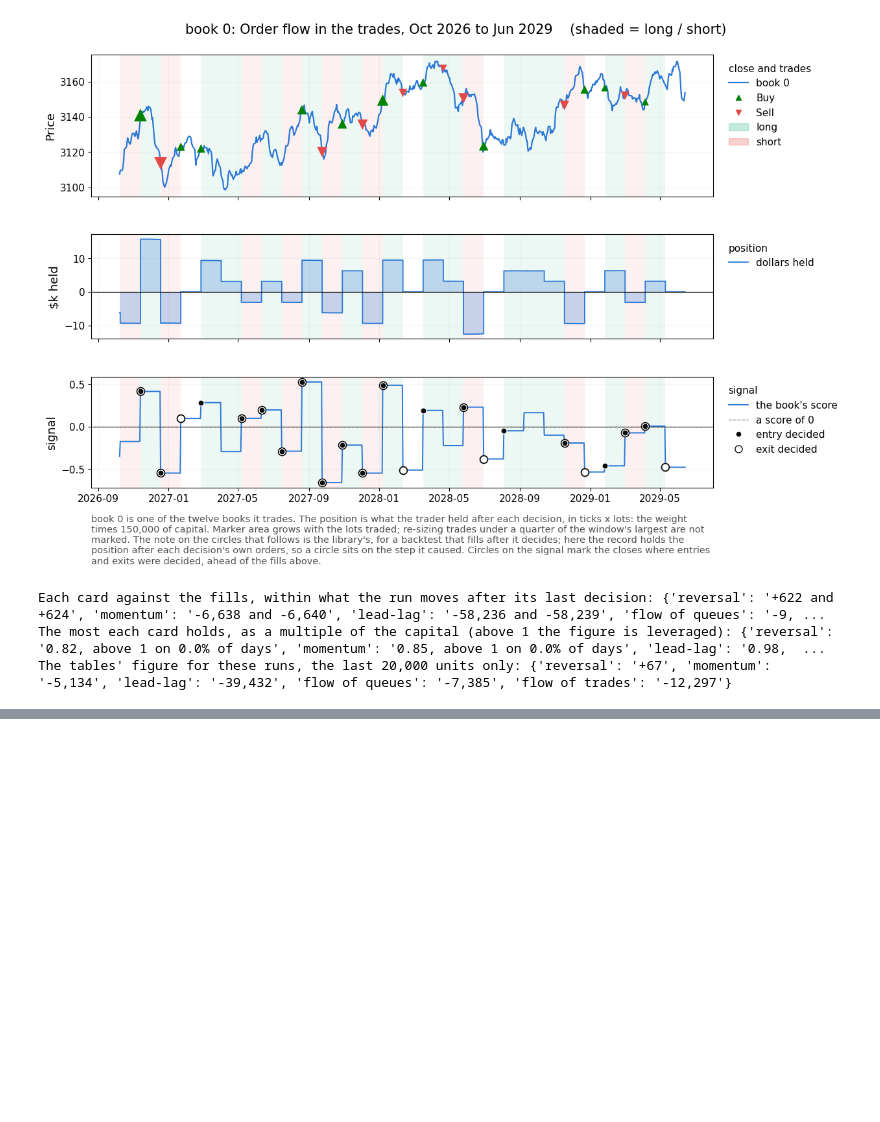
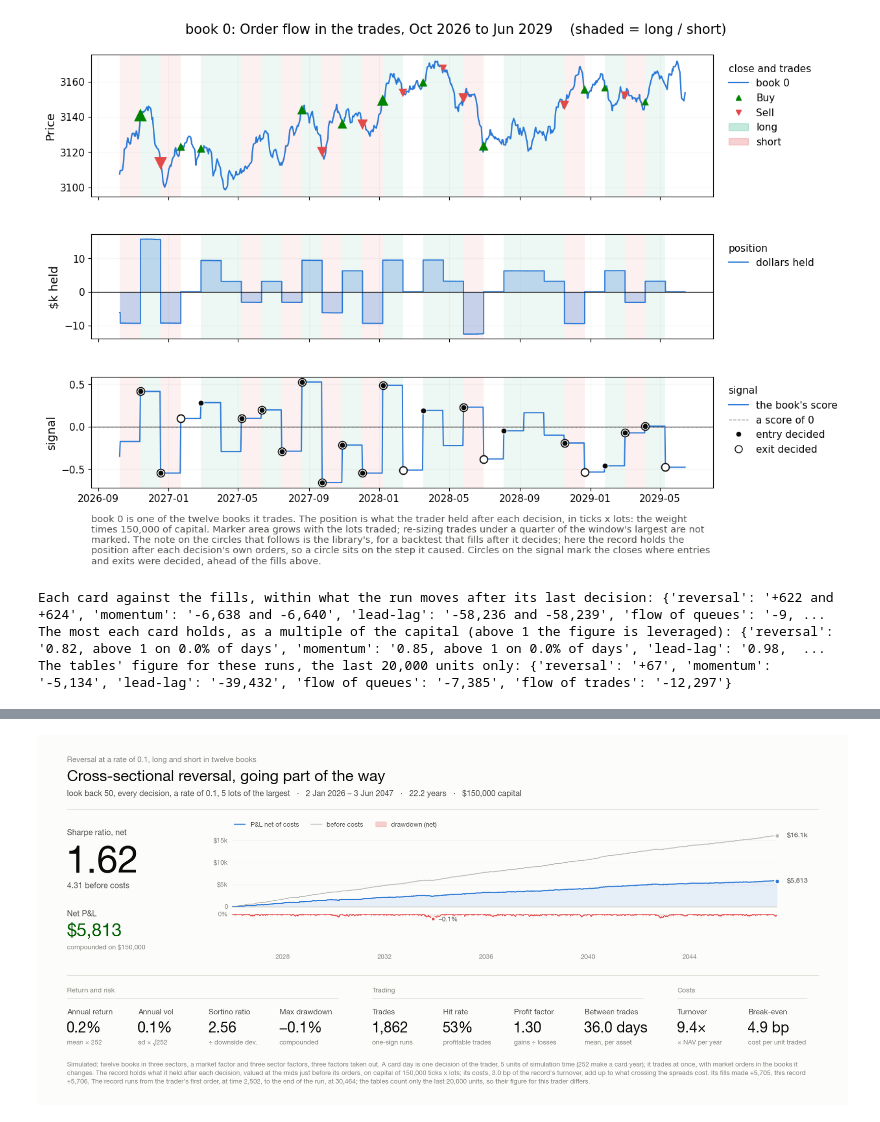
Before and after one commit to mengrenman/quant-trading-lab, a Jupyter notebook: notebooks/13_more_long_short_strategies.ipynb, the cells around one changed output, grey strips where cells are left out. Drawn from its saved outputs; the diff is of its cells as text; code cells hidden in the pictures; blank space fills up the shorter version.

```diff
--- a/notebooks/13_more_long_short_strategies.ipynb
+++ b/notebooks/13_more_long_short_strategies.ipynb
@@ -736,0 +1319,95 @@ The tables' figure for these runs, the last 20,000 units only: {'reversal': '+67
+# %%
+def most_changed(trader):
+    held = np.array([step[2] for step in trader.history])
+    return int(np.argmax((np.diff(held, axis=0) != 0).sum(axis=0)))  # the book whose lots change most often
+
+
+def largest_leg(trader):
+    return int(np.argmax(np.abs(trader.weights[0])))  # the book of the first pair's largest leg
+
+
+def around(trader):
+    # Lines at the level it enters at on either side of 0, and at the level it leaves at.
+    enter, leave = trader.levels
+    return [(enter, 'C3', 'short it'), (-enter, 'C2', 'long it'), (leave, 'C7', 'exit')]
+
+
+LESS_CARDS = {
+    'reversal': dict(
+        trader='reversal, look back 50, rate 0.1, every 5',
+        strategy='Cross-sectional reversal, going part of the way',
+        detail='look back 50, every decision, a rate of 0.1, 5 lots of the largest',
+        title='Reversal at a rate of 0.1, long and short in twelve books',
+        signal_label="the book's score",
+        levels=lambda trader: [(0.0, 'C7', 'a score of 0')],
+        book=most_changed,
+        relation=lambda book: book,
+    ),
+    'pairs': dict(
+        trader='pairs by distance, 8, entry 1, rate 0.25',
+        strategy='Eight pairs chosen by distance, going part of the way',
+        detail='entry at 1, every decision, a rate of 0.25, 2.5 lots of each pair',
+        title='Eight pairs at a rate of 0.25, in twelve books',
+        signal_label='z-score of the first pair',
+        levels=around,
+        book=largest_leg,
+        relation=lambda book: 0,
+    ),
+    'residuals': dict(
+        trader='residuals, 3 factors, enter beyond 1, band 1',
+        strategy='Stat-arb on PCA residuals, with a band',
+        detail='three factors, open beyond 1, a band of 1 lot, 5 lots a book',
+        title='Stat-arb on PCA residuals with a band of 1 lot, in twelve books',
+        signal_label="the book's s-score",
+        levels=around,
+        book=lambda trader: 0,
+        relation=lambda book: book,
+    ),
+}
+less_runs = Parallel(n_jobs=-1)(delayed(recorded)(LESS_TRADERS[form['trader']], BURN) for form in LESS_CARDS.values())
+less_done = dict(zip(LESS_CARDS, less_runs, strict=True))
+less_agreement, less_peaks, most_held = {}, {}, {}
+for name, form in LESS_CARDS.items():
+    trader, fills = less_done[name]
+    book = form['book'](trader)
+    gross = record_of(trader)[2].abs().sum(axis=1)  # what it holds, as a multiple of the capital
+    most_held[name] = gross.max()
+    less_peaks[name] = f'{gross.max():.2f}, above 1 on {(gross > 1).mean():.1%} of days'
+    less_agreement[name] = card(
+        trader,
+        fills,
+        form['strategy'],
+        form['detail'],
+        form['title'],
+        SETTING,
+        form['signal_label'],
+        form['levels'](trader),
+        form['relation'](book),
+        book,
+        per_unit=5,
+    )
+print(
+    'Each card against the fills, within what the run moves after its last decision:',
+    {k: f'{a:+,.0f} and {b:+,.0f}' for k, (a, b) in less_agreement.items()},
+)
+print('The most each card holds, as a multiple of the capital (above 1 the figure is leveraged):', less_peaks)
+over = {name: f'{most:.2f}' for name, most in most_held.items() if most > 1}
+if over:
+    print(
+        f'The capital of {CAPITAL:,.0f} is meant to be more than a card holds at its most (section 4); these hold '
+        f'more, as a multiple of it: {over}.'
+    )
+else:
+    print(f'None of the three holds more than the capital of {CAPITAL:,.0f}, as section 4 sets it.')
+less_counted = {
+    name: less_frame[
+        (less_frame.market == 'sectors') & (less_frame.trader == form['trader']) & (less_frame.seed == SEEDS[0])
+    ].pnl.item()
+    for name, form in LESS_CARDS.items()
+}
+print(
+    f"The tables' figure for these runs, the last {SPAN:,.0f} units only:",
+    {k: f'{v:+,.0f}' for k, v in less_counted.items()},
+)
+# %% [output]
+[figure, added]
```
Also changed, not shown: parts of 13 cells of this notebook, 8 other files.
